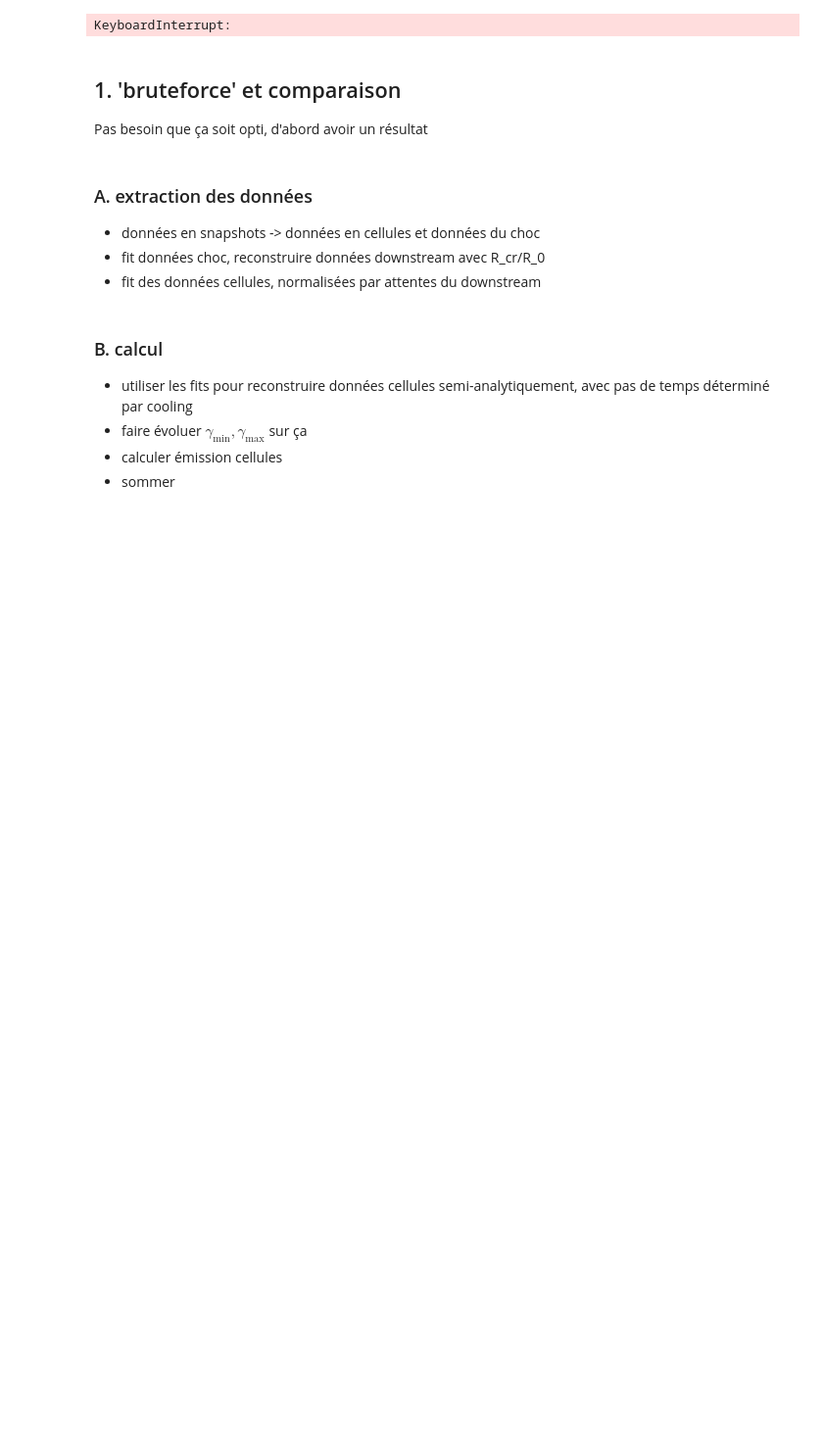
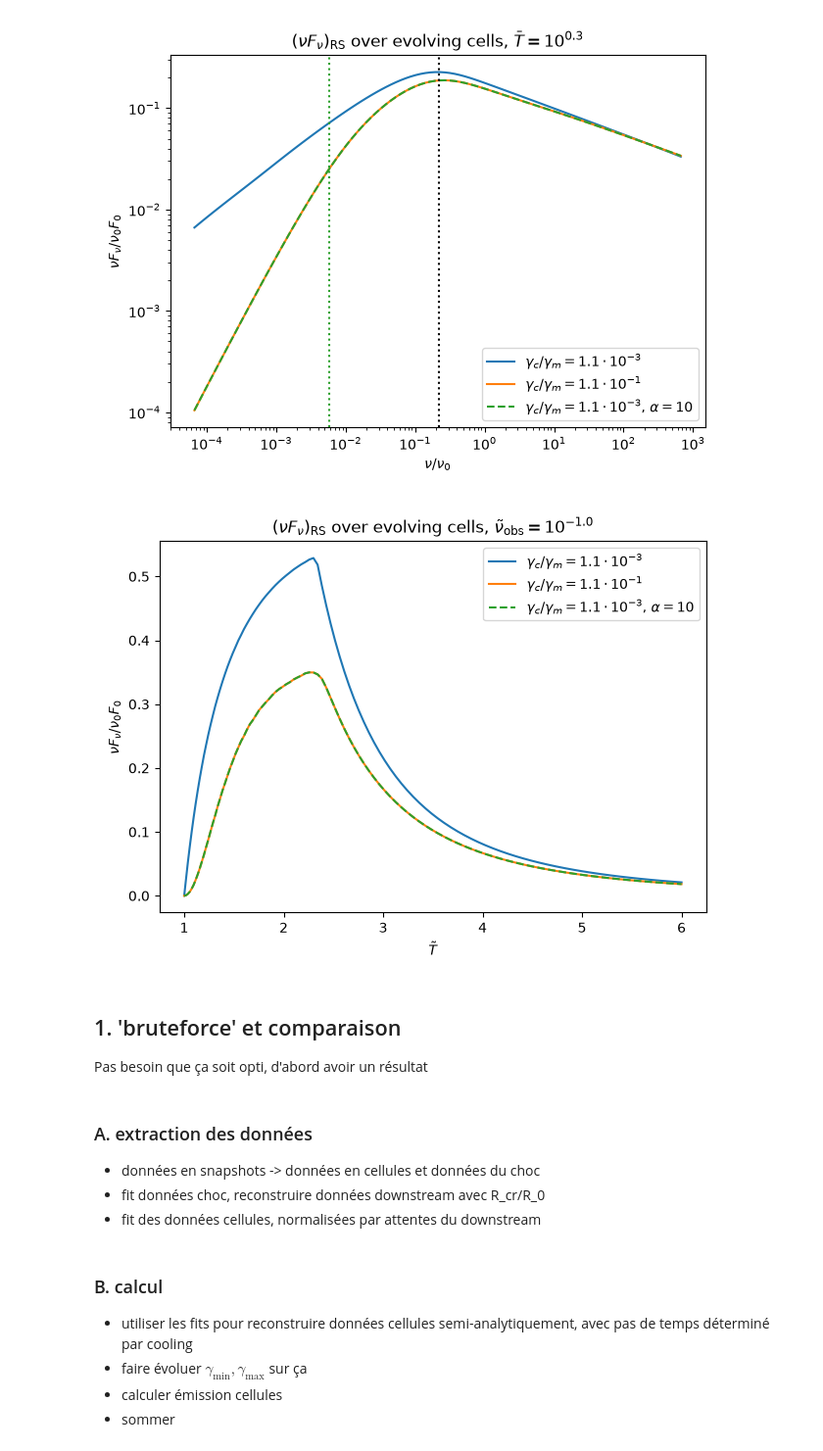
Before and after one commit to ACharletENSL/GAMMA_MWN, a Jupyter notebook: bin/Tools/project_v2/test_cooling.ipynb, the cells around one changed output. Shown at 98% size. Drawn from its saved outputs; the diff is of its cells as text; code cells hidden in the pictures; blank space fills up the shorter version.

```diff
--- a/bin/Tools/project_v2/test_cooling.ipynb
+++ b/bin/Tools/project_v2/test_cooling.ipynb
@@ -72,11 +105,13 @@ plt.tight_layout()
 # %%
+
 key1 = 'cooling_fid'
 key2 = 'cooling_alpha=10'
+lognu_min, lognu_max = -4, 3
 ### Full shell computation
 z = 4
-nuobs1, Tobs1, env1, nF1 = get_shell_nuFnu(key1, z)
-nuobs2, Tobs2, env2, nF2 = get_shell_nuFnu(key2, z)
-nuobs3, Tobs3, env3, nF3 = get_shell_nuFnu(key1, z, alpha=10)
+nuobs1, Tobs1, env1, nF1 = get_shell_nuFnu(key1, z, lognu_min=lognu_min, lognu_max=lognu_max, NT=100, Nnu=100)
+nuobs2, Tobs2, env2, nF2 = get_shell_nuFnu(key2, z, lognu_min=lognu_min, lognu_max=lognu_max, NT=100, Nnu=100)
+nuobs3, Tobs3, env3, nF3 = get_shell_nuFnu(key1, z, lognu_min=lognu_min, lognu_max=lognu_max, NT=100, Nnu=100, alpha=10)
 Tb1 = (Tobs1-env1.Ts)/env1.T0
 Tb2 = (Tobs2-env2.Ts)/env2.T0
 Tb3 = (Tobs3-env3.Ts)/env3.T0
@@ -86,31 +121,43 @@ nub3 = nuobs3/(1.5*env3.nu0)
 ratio1 = env1.gma_c/env1.gma_m
 ratio2 = env2.gma_c/env2.gma_m
 ratio3 = env3.gma_c/env3.gma_m
-# %% [output]
-KeyboardInterrupt:
+# %%
+sh_data1 = open_rundata(key1, z)
+sh_data1 = cellsBehindShock_fromData(sh_data1)
+sh_data2 = open_rundata(key2, z)
+sh_data2 = cellsBehindShock_fromData(sh_data2)
+gma_m1, gma_c1, gma_M1 = get_shell_critlfacs(sh_data1, env1)
+nup_m1, nup_c1, nup_M1 = get_shell_critfreqs(sh_data1, env1, normed=True)
+gma_m2, gma_c2, gma_M2 = get_shell_critlfacs(sh_data2, env2)
+nup_m2, nup_c2, nup_M2 = get_shell_critfreqs(sh_data2, env2, normed=True)
 # %%
-logT = 0
+
+logT = 0.3
 label1 = f'$\\gamma_c/\\gamma_m=${sci_notation(ratio1)}'
 label2 = f'$\\gamma_c/\\gamma_m=${sci_notation(ratio2)}'
 label3 = f'$\\gamma_c/\\gamma_m=${sci_notation(ratio1)}, $\\alpha=10$'
 fig, ax = plt.subplots()
 plt.title(f'$(\\nu F_\\nu)_{{\\rm RS}}$ over evolving cells, $\\bar{{T}}=10^{{{logT:.1f}}}$')
-plot_spectrum(logT, Tb1, nub1, nF1, ax_in=ax, label='$u_1=100$')
-ylims = ax.get_ylim()
-ax.set_ylim(ylims)
-plot_spectrum(logT, Tb2, nub2, nF2, ax_in=ax, ls='--', label='$=10$')
-plot_spectrum(logT, Tb3, nub3, nF3, ax_in=ax, ls='--', label='$(u_1=10)\\times 10$')
+plot_spectrum(logT, Tb1, nub1, nF1, ax_in=ax, label=label1)
+plot_spectrum(logT, Tb2, nub2, nF2, ax_in=ax, ls='-', label=label2)
+plot_spectrum(logT, Tb3, nub3, nF3, ax_in=ax, ls='--', label=label3)
+#ax.axvline(nup_c1, ls=':', c='C0')
+ax.axvline(1/(1.5*(1+10**logT)), ls=':', c='k')
+ax.axvline(nup_c2, ls=':', c='C2')
 ax.set_xlabel(nu_label)
 ax.set_ylabel(nF_label)
 plt.legend()
 plt.tight_layout()
-lognu = -2
+lognu = -1
 fig, ax = plt.subplots()
 plt.title(f'$(\\nu F_\\nu)_{{\\rm RS}}$ over evolving cells, $\\tilde{{\\nu}}_{{\\rm obs}}=10^{{{lognu:.1f}}}$')
-plot_lightcurve(lognu, Tb1, nub1, nF1, ax_in=ax, label='$u_1=100$')
-plot_lightcurve(lognu, Tb2, nub2, nF2, ax_in=ax, ls='--', label='$u_1=10$')
-plot_lightcurve(lognu, Tb3, nub3, nF3, ax_in=ax, ls='--', label='$(u_1=10)\\times 10$')
+plot_lightcurve(lognu, Tb1, nub1, nF1, ax_in=ax, label=label1)
+plot_lightcurve(lognu, Tb2, nub2, nF2, ax_in=ax, ls='-', label=label2)
+plot_lightcurve(lognu, Tb3, nub3, nF3, ax_in=ax, ls='--', label=label3)
 ax.set_xlabel(T_label)
 ax.set_ylabel(nF_label)
 plt.legend()
 plt.tight_layout()
+# %% [output]
+[figure, added]
+[figure, added]
```
Also changed, not shown: parts of 13 cells of this notebook, 11 other files.
